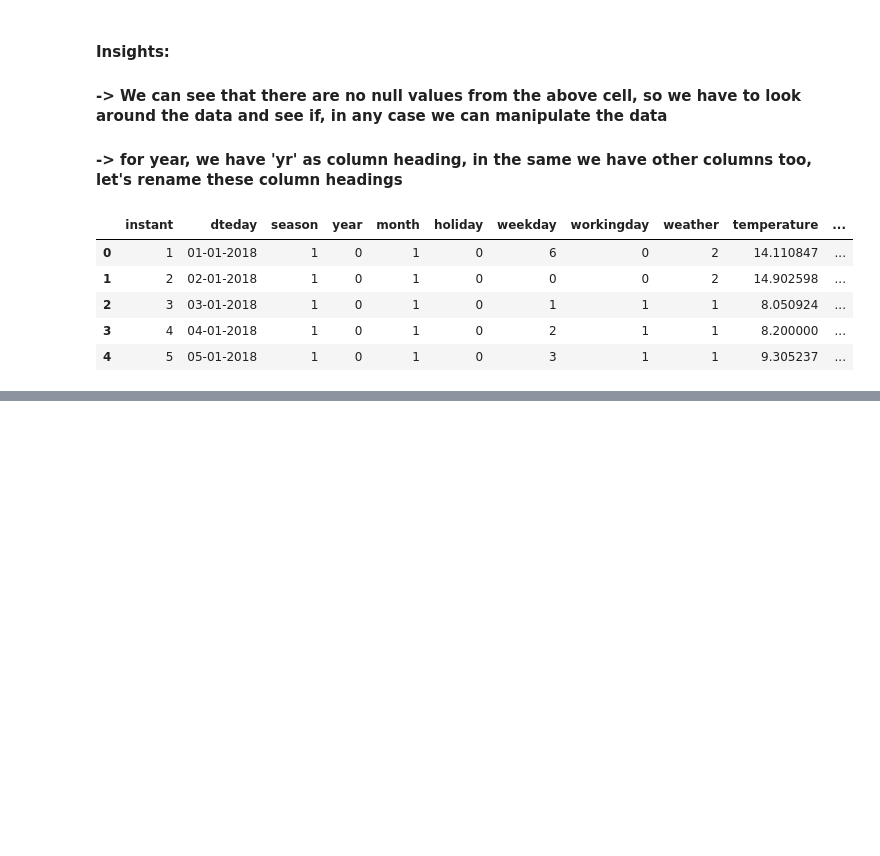
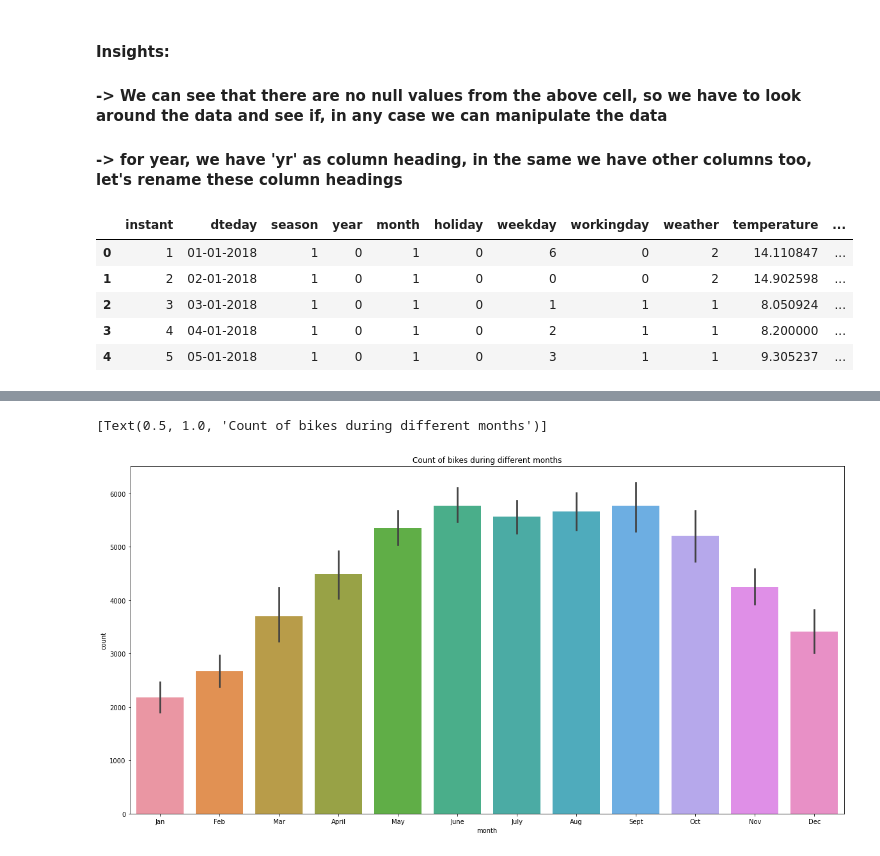
Before and after one commit to thomson18/LR-Model, a Jupyter notebook: LR_Model.ipynb, the cells around one changed output, grey strips where cells are left out. Drawn from its saved outputs; the diff is of its cells as text; code cells hidden in the pictures; blank space fills up the shorter version.

```diff
--- a/LR_Model.ipynb
+++ b/LR_Model.ipynb
@@ -178,0 +252,16 @@ data.head()
+# %%
+# mapping Month varible proper names for better visibilty
+
+bike['month'] = bike['month'].map({1:'Jan',2:'Feb',3:'Mar',4:'April',
+                                       5:'May',6:'June',7:'July',8:'Aug',
+                                       9:'Sept',10:'Oct',11:'Nov',12:'Dec'})
+
+
+# Visualising Monthly count of rented bikes
+
+fig, ax = plt.subplots(figsize=(20,10))
+sns.barplot(data=bike, x='month', y='count', ax=ax)
+ax.set(title='Count of bikes during different months')
+# %% [output]
+[Text(0.5, 1.0, 'Count of bikes during different months')]
+[figure, added]
```
Also changed, not shown: parts of 12 cells of this notebook.
